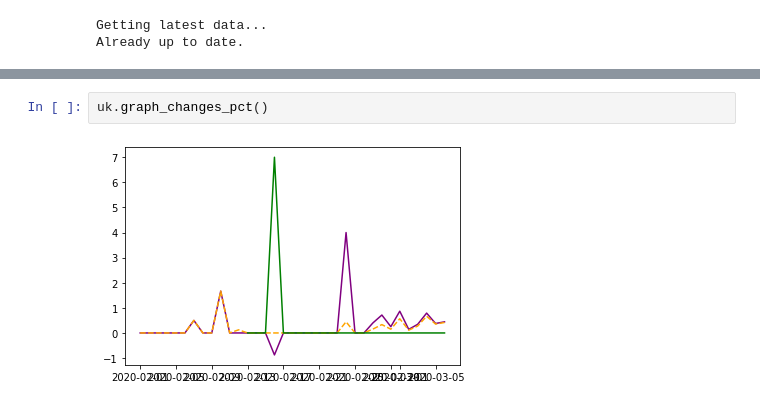
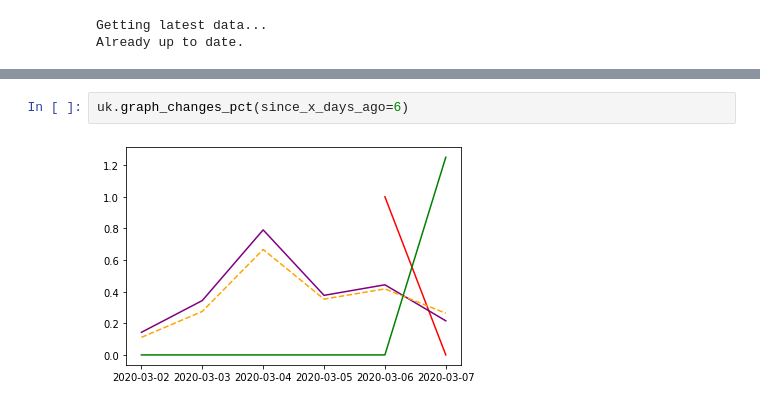
Before and after one commit to Addidy/coronavirus-analysis, a Jupyter notebook: src/UK.ipynb, the cells around one changed output, grey strips where cells are left out. Saved outputs shown, nothing was run; the diff lists cells and outputs as text.

```diff
--- a/src/UK.ipynb
+++ b/src/UK.ipynb
@@ -33,4 +37,4 @@ uk.graph_changes()
 # %%
-uk.graph_changes_pct()
+uk.graph_changes_pct(since_x_days_ago=6)
 # %% [output]
-[figure, old version]
+[figure, new version]
```
Also changed, not shown: parts of 4 cells of this notebook, 6 other files.
